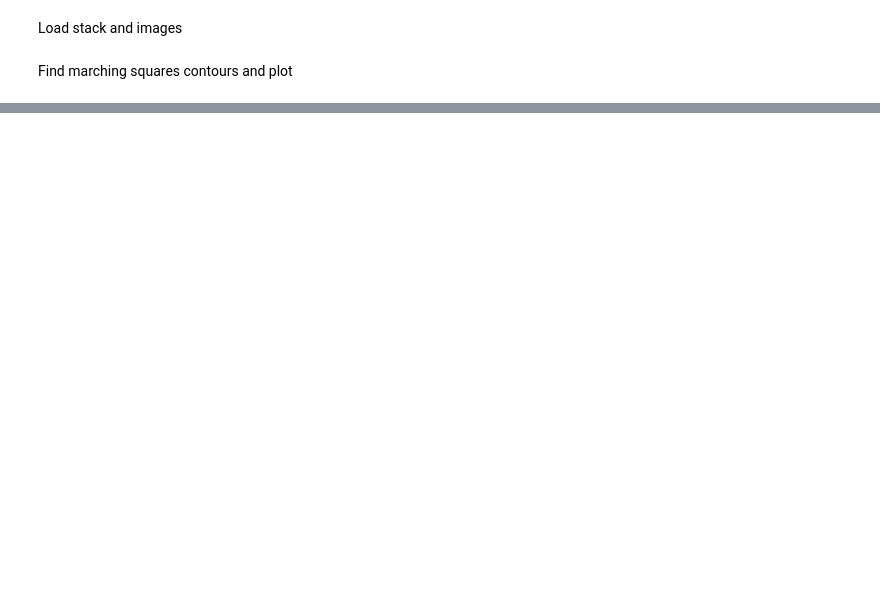
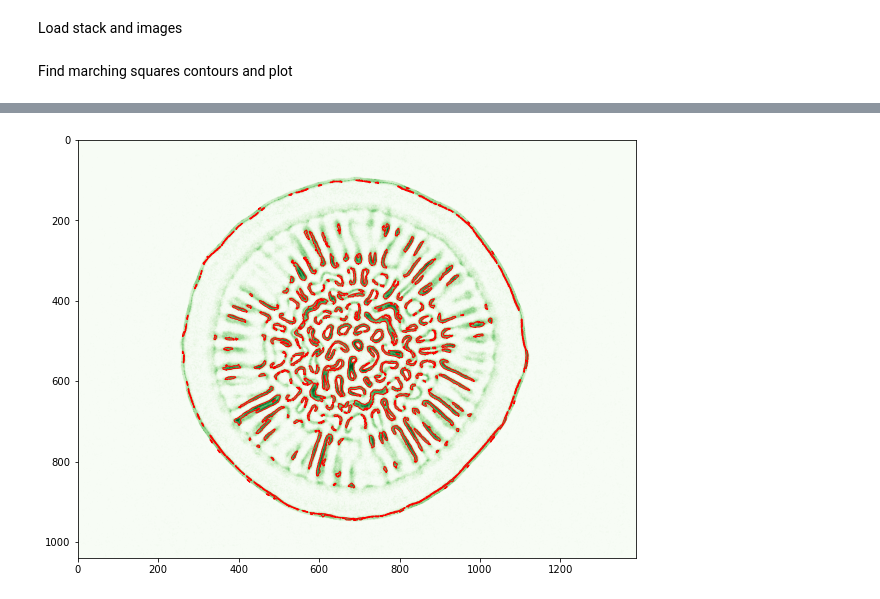
Before and after one commit to RadhikaGupta88/Biofilms, a Jupyter notebook: notebooks/9-marching_squares_contours.ipynb, the cells around one changed output, grey strips where cells are left out. Drawn from its saved outputs; the diff is of its cells as text; code cells hidden in the pictures; blank space fills up the shorter version.

```diff
--- a/notebooks/9-marching_squares_contours.ipynb
+++ b/notebooks/9-marching_squares_contours.ipynb
@@ -31,0 +41,5 @@ grey_image = plot_contours(contours, img_n)
+# %%
+contours = marching_squares_contours(img_b, 120, 20)
+grey_image = plot_contours(contours, img_b)
+# %% [output]
+[figure, added]
```
Also changed, not shown: parts of 5 cells of this notebook, 4 other files.
